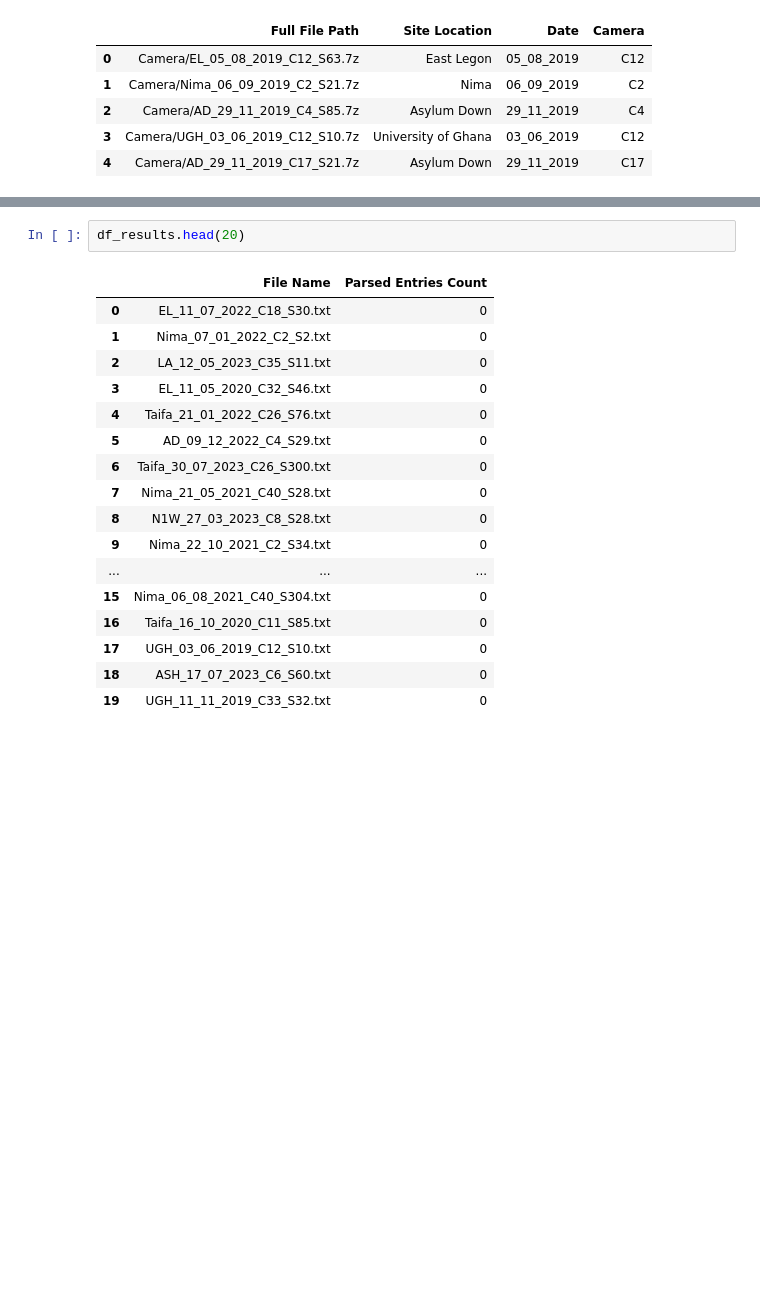
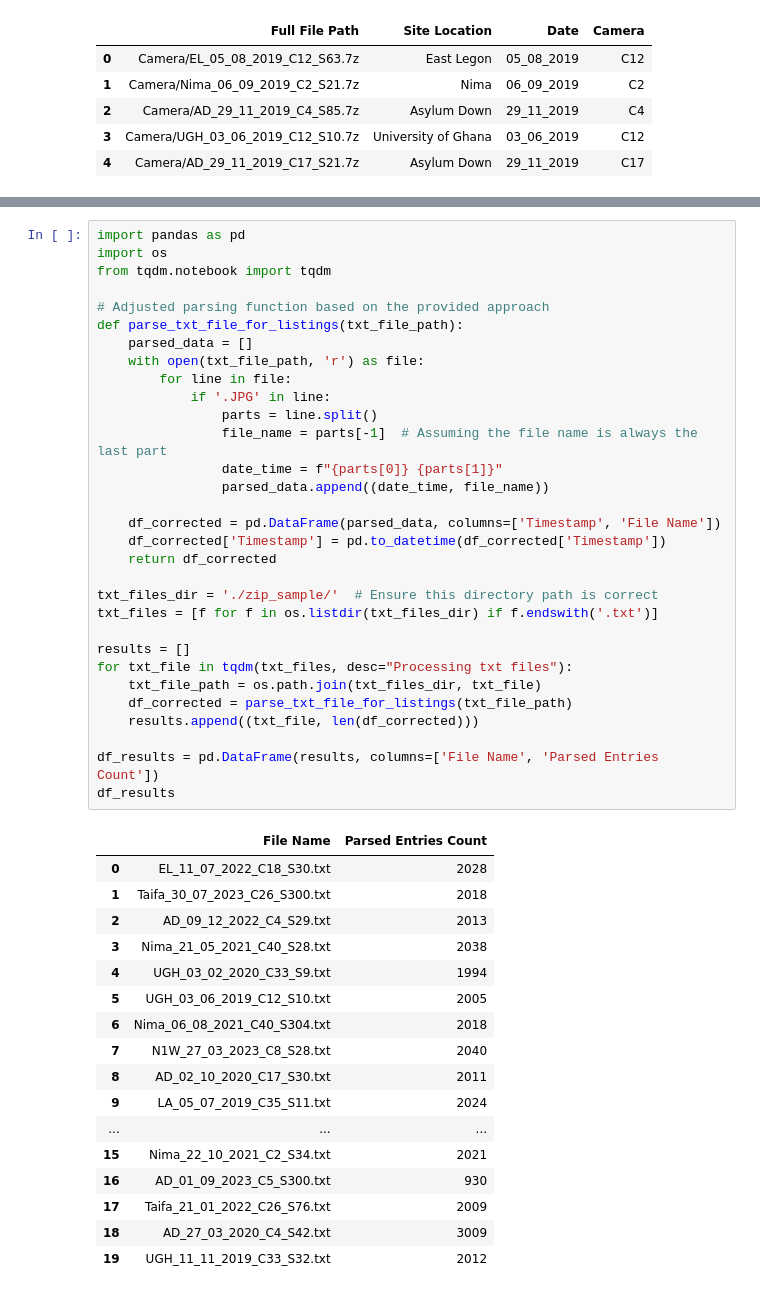
Before and after one commit to thicknavyrain/RDS_image_inventory, a Jupyter notebook: RDS Imagery Inventory Investigation.ipynb, the cells around one changed output, grey strips where cells are left out. Cells and saved outputs as stored; diff of their text form; blank space fills up the shorter version.

```diff
--- a/RDS Imagery Inventory Investigation.ipynb
+++ b/RDS Imagery Inventory Investigation.ipynb
@@ -118,23 +54,52 @@ def parse_txt_file_for_listings(txt_file_path):
-# %%
-df_results.head(20)
-# %% [output]
-|  | File Name | Parsed Entries Count |
-| 0 | EL_11_07_2022_C18_S30.txt | 0 |
-| 1 | Nima_07_01_2022_C2_S2.txt | 0 |
-| 2 | LA_12_05_2023_C35_S11.txt | 0 |
-| 3 | EL_11_05_2020_C32_S46.txt | 0 |
-| 4 | Taifa_21_01_2022_C26_S76.txt | 0 |
-| 5 | AD_09_12_2022_C4_S29.txt | 0 |
-| 6 | Taifa_30_07_2023_C26_S300.txt | 0 |
-| 7 | Nima_21_05_2021_C40_S28.txt | 0 |
-| 8 | N1W_27_03_2023_C8_S28.txt | 0 |
-| 9 | Nima_22_10_2021_C2_S34.txt | 0 |
-| ... | ... | ... |
-| 15 | Nima_06_08_2021_C40_S304.txt | 0 |
-| 16 | Taifa_16_10_2020_C11_S85.txt | 0 |
-| 17 | UGH_03_06_2019_C12_S10.txt | 0 |
-| 18 | ASH_17_07_2023_C6_S60.txt | 0 |
-| 19 | UGH_11_11_2019_C33_S32.txt | 0 |
+# %%
+import pandas as pd
+import os
+from tqdm.notebook import tqdm
+
+# Adjusted parsing function based on the provided approach
+def parse_txt_file_for_listings(txt_file_path):
+    parsed_data = []
+    with open(txt_file_path, 'r') as file:
+        for line in file:
+            if '.JPG' in line:
+                parts = line.split()
+                file_name = parts[-1]  # Assuming the file name is always the last part
+                date_time = f"{parts[0]} {parts[1]}"
+                parsed_data.append((date_time, file_name))
+
+    df_corrected = pd.DataFrame(parsed_data, columns=['Timestamp', 'File Name'])
+    df_corrected['Timestamp'] = pd.to_datetime(df_corrected['Timestamp'])
+    return df_corrected
+
+txt_files_dir = './zip_sample/'  # Ensure this directory path is correct
+txt_files = [f for f in os.listdir(txt_files_dir) if f.endswith('.txt')]
+
+results = []
+for txt_file in tqdm(txt_files, desc="Processing txt files"):
+    txt_file_path = os.path.join(txt_files_dir, txt_file)
+    df_corrected = parse_txt_file_for_listings(txt_file_path)
+    results.append((txt_file, len(df_corrected)))
+
+df_results = pd.DataFrame(results, columns=['File Name', 'Parsed Entries Count'])
+df_results
+# %% [output]
+|  | File Name | Parsed Entries Count |
+| 0 | EL_11_07_2022_C18_S30.txt | 2028 |
+| 1 | Taifa_30_07_2023_C26_S300.txt | 2018 |
+| 2 | AD_09_12_2022_C4_S29.txt | 2013 |
+| 3 | Nima_21_05_2021_C40_S28.txt | 2038 |
+| 4 | UGH_03_02_2020_C33_S9.txt | 1994 |
+| 5 | UGH_03_06_2019_C12_S10.txt | 2005 |
+| 6 | Nima_06_08_2021_C40_S304.txt | 2018 |
+| 7 | N1W_27_03_2023_C8_S28.txt | 2040 |
+| 8 | AD_02_10_2020_C17_S30.txt | 2011 |
+| 9 | LA_05_07_2019_C35_S11.txt | 2024 |
+| ... | ... | ... |
+| 15 | Nima_22_10_2021_C2_S34.txt | 2021 |
+| 16 | AD_01_09_2023_C5_S300.txt | 930 |
+| 17 | Taifa_21_01_2022_C26_S76.txt | 2009 |
+| 18 | AD_27_03_2020_C4_S42.txt | 3009 |
+| 19 | UGH_11_11_2019_C33_S32.txt | 2012 |
 # %%
 import pandas as pd
 import os
```
Also changed, not shown: parts of 9 cells of this notebook, 2 other files.
